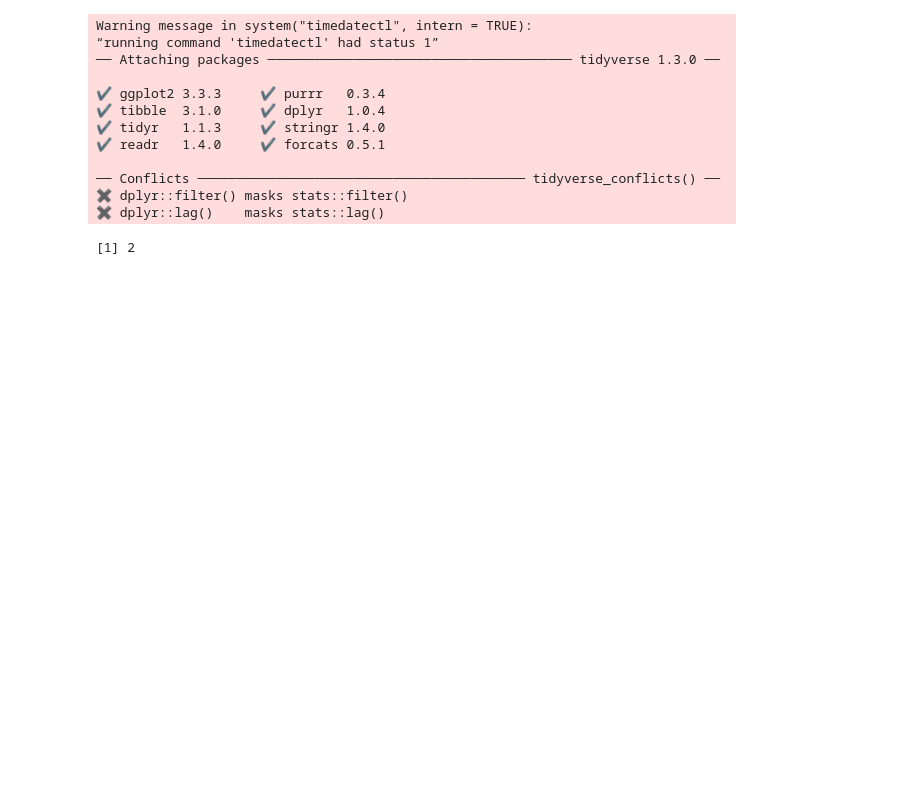
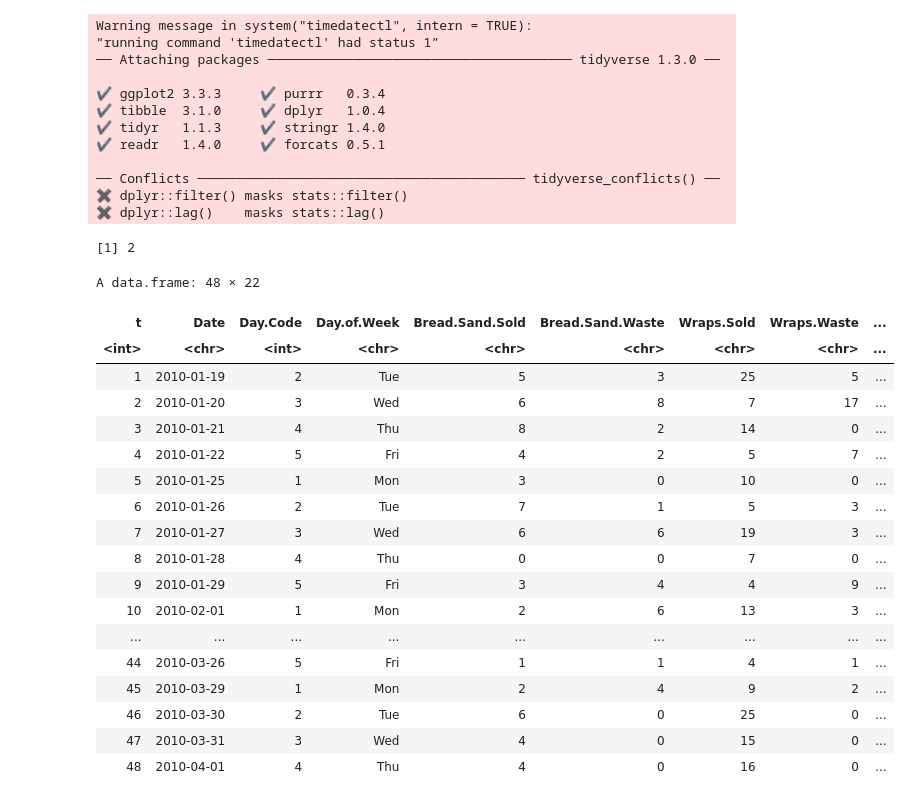
Before and after one commit to Son0208/prac_class, a Jupyter notebook: Untitled0.ipynb, the cells around one changed output. Drawn from its saved outputs; the diff is of its cells as text; code cells hidden in the pictures; blank space fills up the shorter version.

```diff
--- a/Untitled0.ipynb
+++ b/Untitled0.ipynb
@@ -19,3 +19,28 @@ Warning message in system("timedatectl", intern = TRUE):
 1+1
 # %% [output]
 [1] 2
+# %%
+system("gdown -- id 1xYVHVF-58V3MeBPw2zUAANM-tDXgYl7w")
+data = read.csv("cafedata.csv")
+# %%
+data
+# %% [output]
+A data.frame: 48 × 22
+| t | Date | Day.Code | Day.of.Week | Bread.Sand.Sold | Bread.Sand.Waste | Wraps.Sold | Wraps.Waste | ... |
+| <int> | <chr> | <int> | <chr> | <chr> | <chr> | <chr> | <chr> | ... |
+| 1 | 2010-01-19 | 2 | Tue | 5 | 3 | 25 | 5 | ... |
+| 2 | 2010-01-20 | 3 | Wed | 6 | 8 | 7 | 17 | ... |
+| 3 | 2010-01-21 | 4 | Thu | 8 | 2 | 14 | 0 | ... |
+| 4 | 2010-01-22 | 5 | Fri | 4 | 2 | 5 | 7 | ... |
+| 5 | 2010-01-25 | 1 | Mon | 3 | 0 | 10 | 0 | ... |
+| 6 | 2010-01-26 | 2 | Tue | 7 | 1 | 5 | 3 | ... |
+| 7 | 2010-01-27 | 3 | Wed | 6 | 6 | 19 | 3 | ... |
+| 8 | 2010-01-28 | 4 | Thu | 0 | 0 | 7 | 0 | ... |
+| 9 | 2010-01-29 | 5 | Fri | 3 | 4 | 4 | 9 | ... |
+| 10 | 2010-02-01 | 1 | Mon | 2 | 6 | 13 | 3 | ... |
+| ... | ... | ... | ... | ... | ... | ... | ... | ... |
+| 44 | 2010-03-26 | 5 | Fri | 1 | 1 | 4 | 1 | ... |
+| 45 | 2010-03-29 | 1 | Mon | 2 | 4 | 9 | 2 | ... |
+| 46 | 2010-03-30 | 2 | Tue | 6 | 0 | 25 | 0 | ... |
+| 47 | 2010-03-31 | 3 | Wed | 4 | 0 | 15 | 0 | ... |
+| 48 | 2010-04-01 | 4 | Thu | 4 | 0 | 16 | 0 | ... |
```
